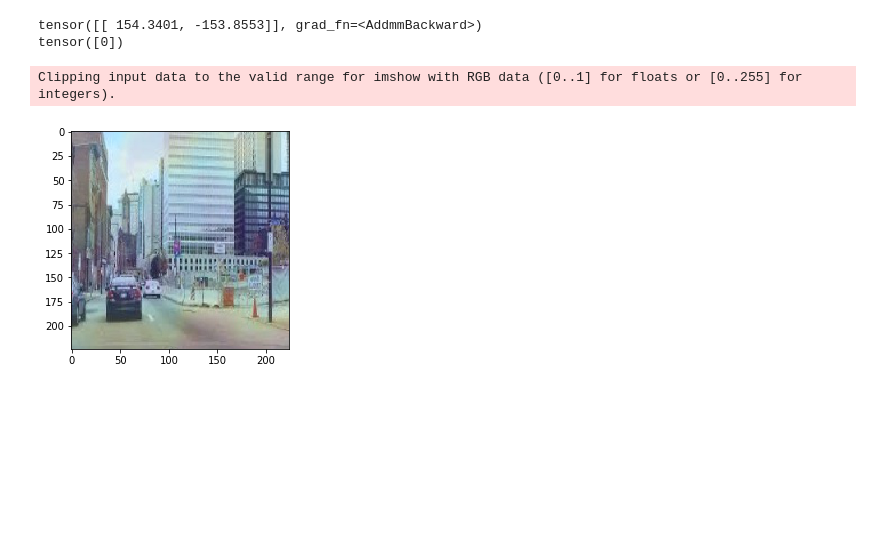
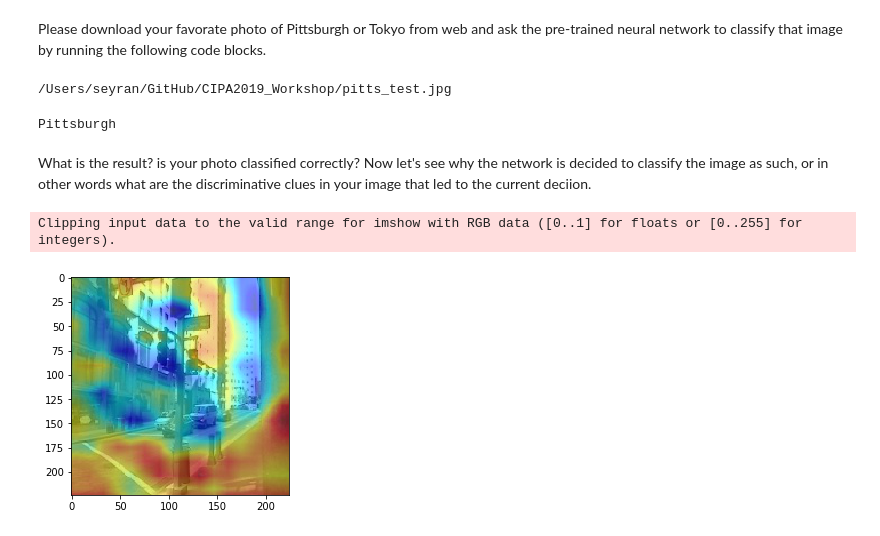
Before and after one commit to seyrankhademi/CIPA2019_Workshop, a Jupyter notebook: Demo.ipynb, the cells around one changed output. Cells and saved outputs as stored; diff of their text form; code cells hidden in the pictures; blank space fills up the shorter version.

```diff
--- a/Demo.ipynb
+++ b/Demo.ipynb
@@ -225,3 +254,7 @@ cd '/Users/seyran/GitHub/CIPA2019_Workshop/Xiangwei_Thesis'
+# %%
+# Specify the path to the directory
+path ='/Users/seyran/GitHub/CIPA2019_Workshop'
+os.chdir(path)
 # %%
 # Load the classifier
 model = Simple()
@@ -230,27 +263,41 @@ model.eval()
 use_gpu = False
 device = torch.device("cuda" if torch.cuda.is_available() else "cpu")
 grad_cam = GradCam(model = model, target_layer_names = ['10'], use_cuda = use_gpu)
+# %% [markdown]
+Please download your favorate photo of Pittsburgh or Tokyo from web and ask the pre-trained neural network to classify that image by running the following code blocks.
+# %%
+# Specify the name of the image you want to classify
+path_to_image=os.path.join(path, 'pitts_test.jpg')
+print(path_to_image)
+# %% [output]
+/Users/seyran/GitHub/CIPA2019_Workshop/pitts_test.jpg
 # %%
-img = cv2.imread('/Users/seyran/GitHub/CIPA2019_Workshop/Xiangwei_Thesis/pitts_test3.jpeg',1)
-img = np.float32(cv2.resize(img,(224,224)))/25
+img = cv2.imread(path_to_image,1)
+img = np.float32(cv2.resize(img,(224,224)))/255
 processed_img = preprocess_image(img)
 prediction=model(processed_img)
-print(prediction)
+#print(prediction)
 values, target_index = torch.max(prediction,1) # take the maximum, 0 for Pittsburgh, 1 for Tokyo
-print(target_index)
+index=target_index.numpy()[:]
+if index[0]>1:
+ print('The prediction is Tokyo')
+else:
+  print( 'The prediction is Pittsburgh')
 # %% [output]
-tensor([[ 154.3401, -153.8553]], grad_fn=<AddmmBackward>)
-tensor([0])
+Pittsburgh
+# %% [markdown]
+What is the result? is your photo classified correctly?
+Now let's see why the network is decided to classify the image as such, or in other words what are the discriminative clues in your image that led to the current deciion.
 # %%
 mask = grad_cam(processed_img,None)
 heatmap = generate_heatmap(mask)
 #save heatmap only
-#cv2.imwrite(heatmap_save_root, np.uint8(heatmap*255))
+#cv2.imwrite(os.path.join(path, 'heatmaponly_test.jpeg'), np.uint8(heatmap*255))
 #save heatmap with original image
 cam = heatmap + img
 cam = cam / np.max(cam)
-cv2.imwrite('/Users/seyran/GitHub/CIPA2019_Workshop/Xiangwei_Thesis/heatmap_test.jpeg', np.uint8(cam*255))
-show_image(process_image('/Users/seyran/GitHub/CIPA2019_Workshop/Xiangwei_Thesis/heatmap_test.jpeg'))
+cv2.imwrite(os.path.join(path, 'heatmap_test.jpeg'), np.uint8(cam*255))
+show_image(process_image(os.path.join(path, 'heatmap_test.jpeg')))
 # %% [output]
 Clipping input data to the valid range for imshow with RGB data ([0..1] for floats or [0..255] for integers).
-[figure, old version]
+[figure, new version]
```
Also changed, not shown: parts of 9 cells of this notebook.
